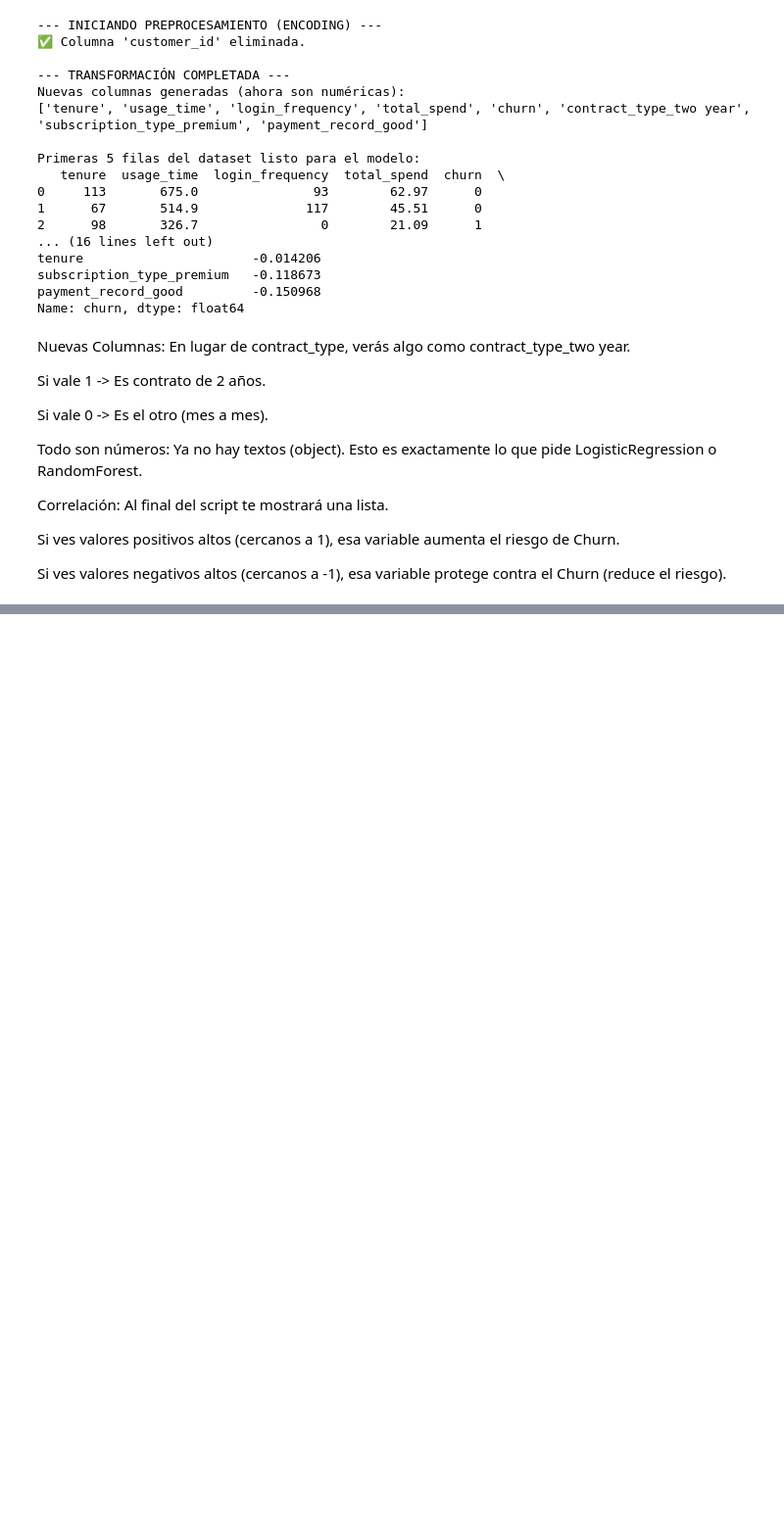
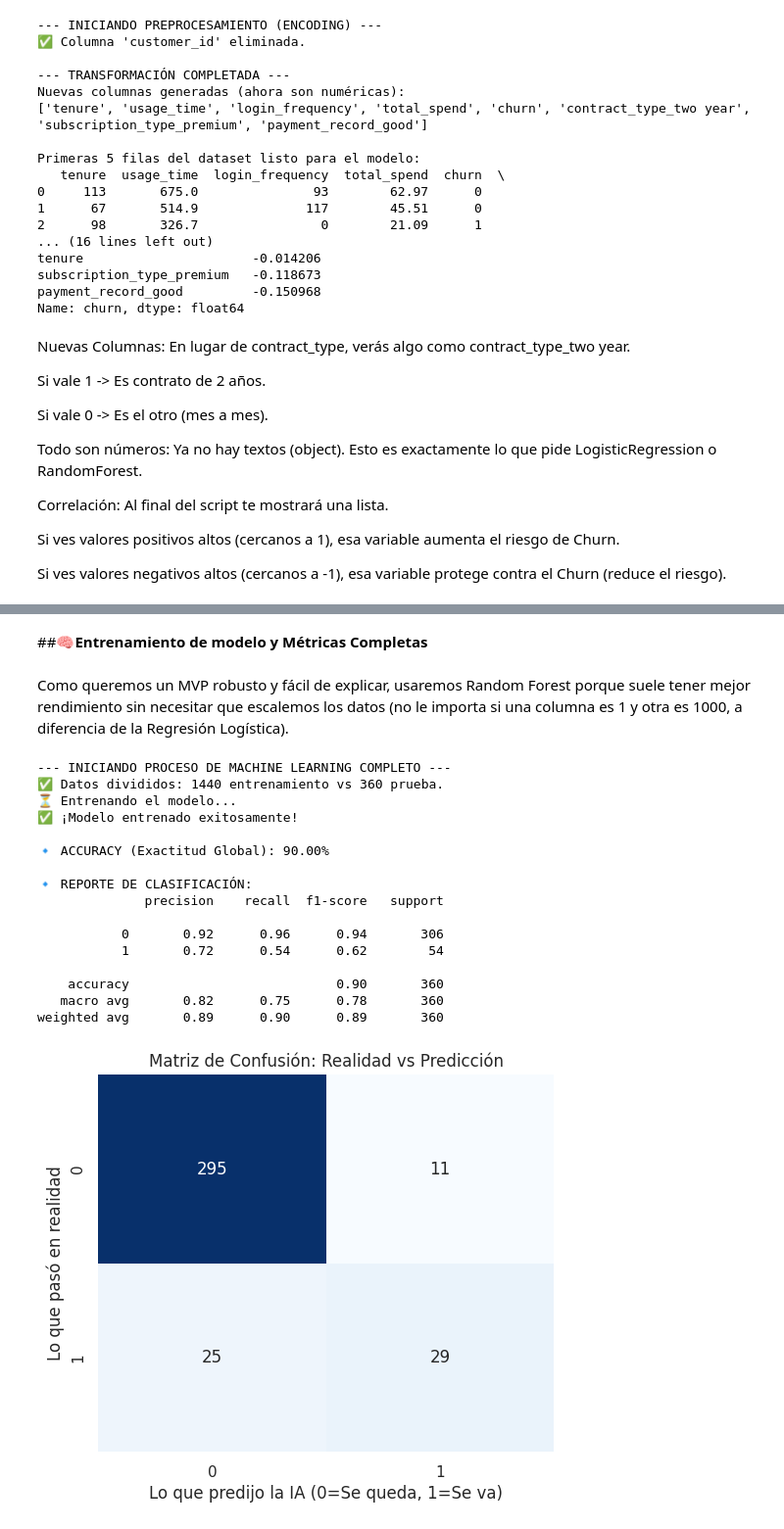
Before and after one commit to veterydaisy/Proyecto-2-ChurnInsight-Predicci-n-de-Cancelaci-n-de-Clientes-grupo-H12-25-L-Equipo-11-Data-Science, a Jupyter notebook: proyecto_churninsight_prediccion_de_cancelacion_de_clientes.ipynb, the cells around one changed output, grey strips where cells are left out. Shown at 98% size. Saved outputs shown, nothing was run; the diff lists cells and outputs as text; code cells hidden in the pictures; blank space fills up the shorter version.

Commit message:
Se limpiaron datos que aun marcaban mas de dos digitos, se entrelo el modelo y se crearon los archivos .joblib

```diff
--- a/proyecto_churninsight_prediccion_de_cancelacion_de_clientes.ipynb
+++ b/proyecto_churninsight_prediccion_de_cancelacion_de_clientes.ipynb
@@ -713,0 +801,5 @@ print("✅ Archivo guardado. ¡Hasta mañana!")
+# %%
+
+url_procesada = "https://raw.githubusercontent.com/veterydaisy/Proyecto-2-ChurnInsight-Predicci-n-de-Cancelaci-n-de-Clientes-grupo-H12-25-L-Equipo-11-Data-Science/refs/heads/main/churn_dataset_procesado_V1.csv"
+df_model = pd.read_csv(url_procesada)
+df_model
@@ -713,0 +820,68 @@ print("✅ Archivo guardado. ¡Hasta mañana!")
+# %% [markdown]
+##**🧠Entrenamiento de modelo y Métricas Completas**
+# %% [markdown]
+Como queremos un MVP robusto y fácil de explicar, usaremos Random Forest porque suele tener mejor rendimiento sin necesitar que escalemos los datos (no le importa si una columna es 1 y otra es 1000, a diferencia de la Regresión Logística).
+# %%
+from sklearn.model_selection import train_test_split
+from sklearn.ensemble import RandomForestClassifier
+from sklearn.metrics import accuracy_score, classification_report, confusion_matrix
+import matplotlib.pyplot as plt
+import seaborn as sns
+
+print("--- INICIANDO PROCESO DE MACHINE LEARNING COMPLETO ---")
+
+# 1. DEFINICIÓN DE VARIABLES (X, y)
+# X = Las pistas (Todo menos 'churn')
+X = df_model.drop('churn', axis=1)
+# y = La respuesta (Solo 'churn')
+y = df_model['churn']
+
+# 2. SPLIT (DIVISIÓN ENTRENAMIENTO / PRUEBA)
+# Usamos 20% para test y semilla 42 para reproducibilidad
+X_train, X_test, y_train, y_test = train_test_split(X, y, test_size=0.2, random_state=42)
+print(f"✅ Datos divididos: {X_train.shape[0]} entrenamiento vs {X_test.shape[0]} prueba.")
+
+# 3. ENTRENAMIENTO DEL MODELO (RANDOM FOREST)
+modelo = RandomForestClassifier(n_estimators=100, random_state=42)
+print("⏳ Entrenando el modelo...")
+modelo.fit(X_train, y_train)
+print("✅ ¡Modelo entrenado exitosamente!")
+
+# 4. EVALUACIÓN Y MÉTRICAS (LO QUE PIDE EL CLIENTE)
+# Hacemos el examen final (predicciones)
+predicciones = modelo.predict(X_test)
+
+# A. Accuracy
+acc = accuracy_score(y_test, predicciones)
+print(f"\n🔹 ACCURACY (Exactitud Global): {acc:.2%}")
+
+# B. Reporte detallado (Precision, Recall, F1)
+print("\n🔹 REPORTE DE CLASIFICACIÓN:")
+print(classification_report(y_test, predicciones))
+
+# C. Matriz de Confusión Visual
+plt.figure(figsize=(6, 5))
+cm = confusion_matrix(y_test, predicciones)
+sns.heatmap(cm, annot=True, fmt='d', cmap='Blues', cbar=False)
+plt.title('Matriz de Confusión: Realidad vs Predicción')
+plt.xlabel('Lo que predijo la IA (0=Se queda, 1=Se va)')
+plt.ylabel('Lo que pasó en realidad')
+plt.show()
+# %% [output]
+--- INICIANDO PROCESO DE MACHINE LEARNING COMPLETO ---
+✅ Datos divididos: 1440 entrenamiento vs 360 prueba.
+⏳ Entrenando el modelo...
+✅ ¡Modelo entrenado exitosamente!
+
+🔹 ACCURACY (Exactitud Global): 90.00%
+
+🔹 REPORTE DE CLASIFICACIÓN:
+              precision    recall  f1-score   support
+
+           0       0.92      0.96      0.94       306
+           1       0.72      0.54      0.62        54
+
+    accuracy                           0.90       360
+   macro avg       0.82      0.75      0.78       360
+weighted avg       0.89      0.90      0.89       360
+[figure, added]
```
Also changed, not shown: parts of 18 cells of this notebook.
